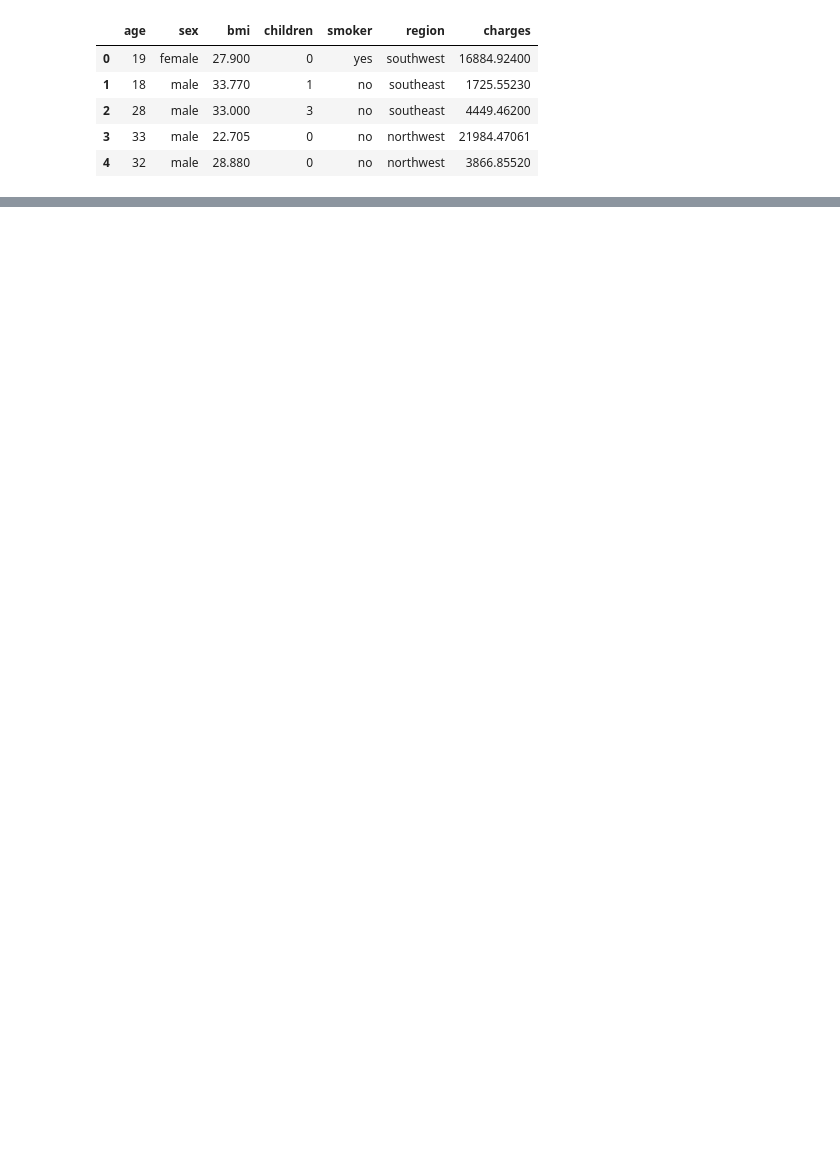
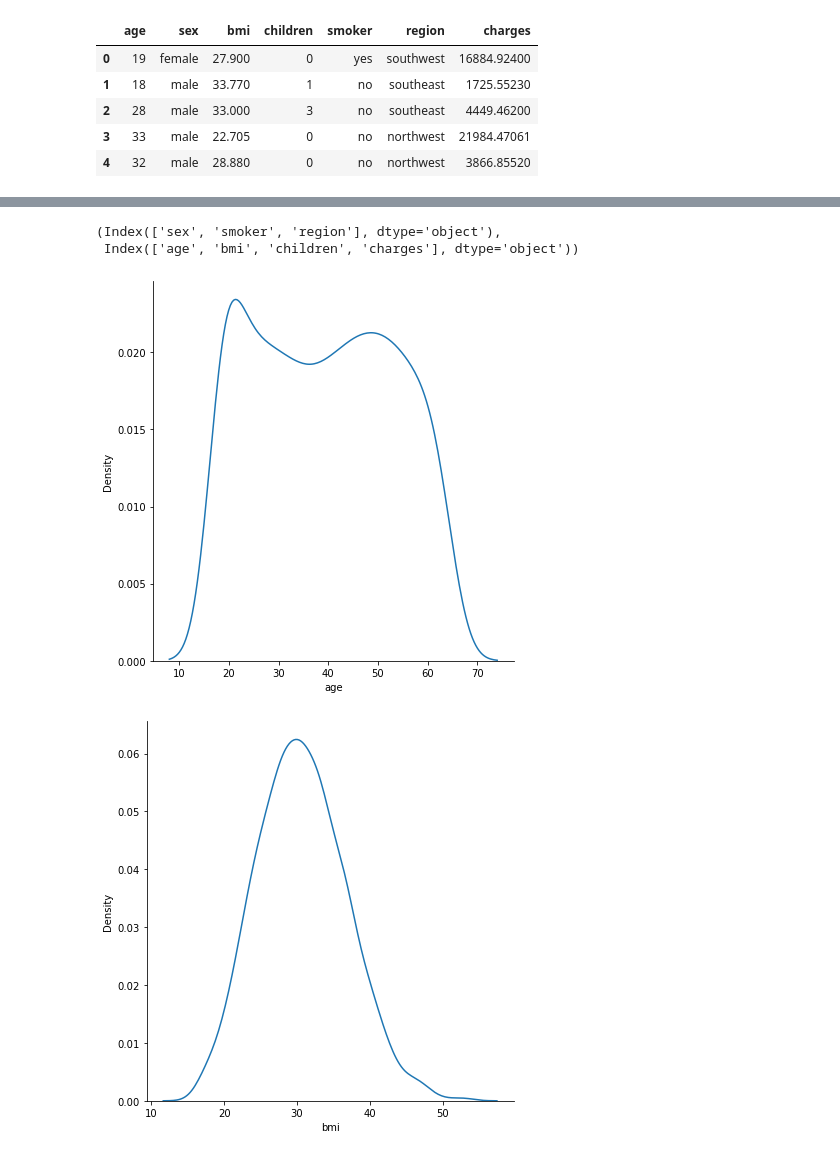
Before and after one commit to lindyc12/insurance_payout, a Jupyter notebook: Explore.ipynb, the cells around one changed output, grey strips where cells are left out. Cells and saved outputs as stored; diff of their text form; code cells hidden in the pictures; blank space fills up the shorter version.

```diff
--- a/Explore.ipynb
+++ b/Explore.ipynb
@@ -18,0 +86,15 @@ df.head()
+# %%
+# Get categorical and numerics features
+feat_cat = df.select_dtypes(include = object).columns
+feat_num = df.select_dtypes(exclude = object).columns
+feat_cat, feat_num
+# %% [output]
+(Index(['sex', 'smoker', 'region'], dtype='object'),
+ Index(['age', 'bmi', 'children', 'charges'], dtype='object'))
+# %%
+# Only BMI has a normal distribution
+for f in feat_num:
+  sns.displot(data = df, x = f, kind = 'kde', height = 6);
+# %% [output]
+[figure, added]
+[figure, added]
```
Also changed, not shown: parts of 5 cells of this notebook.
